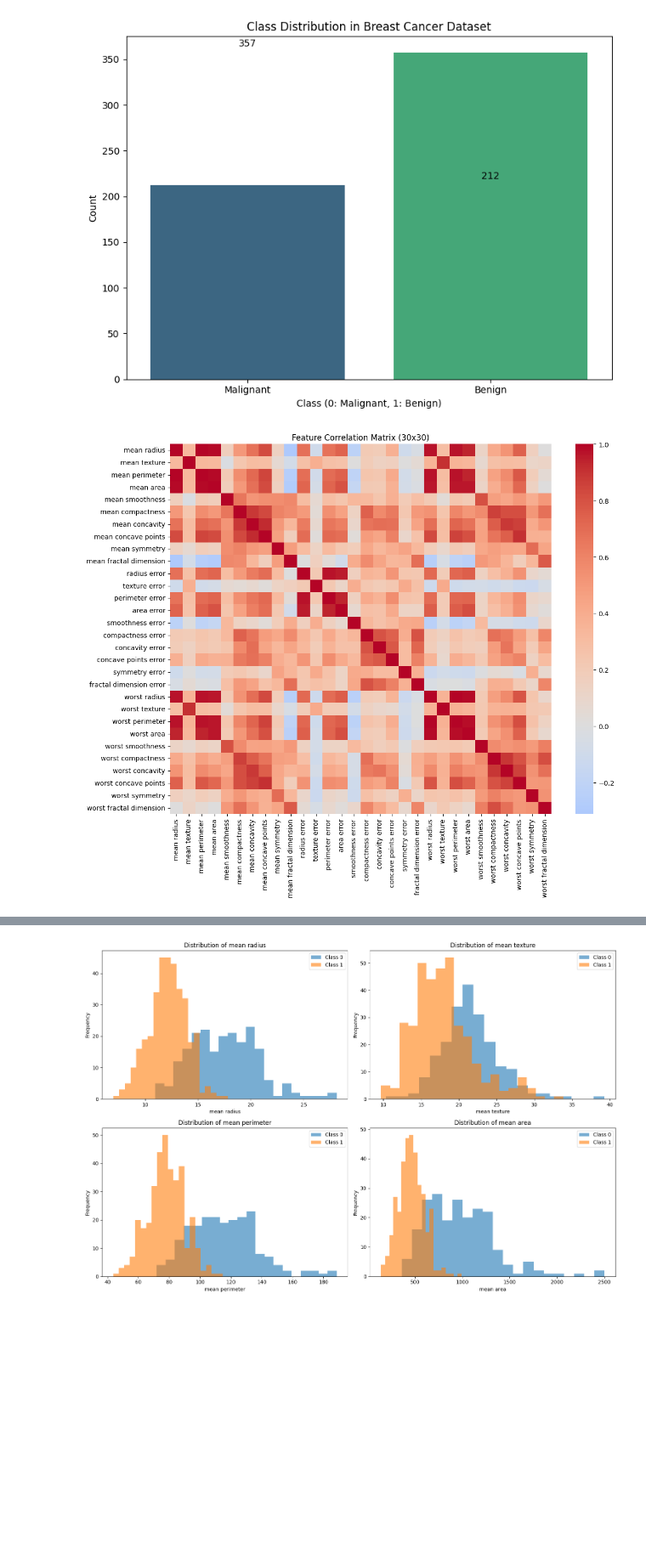
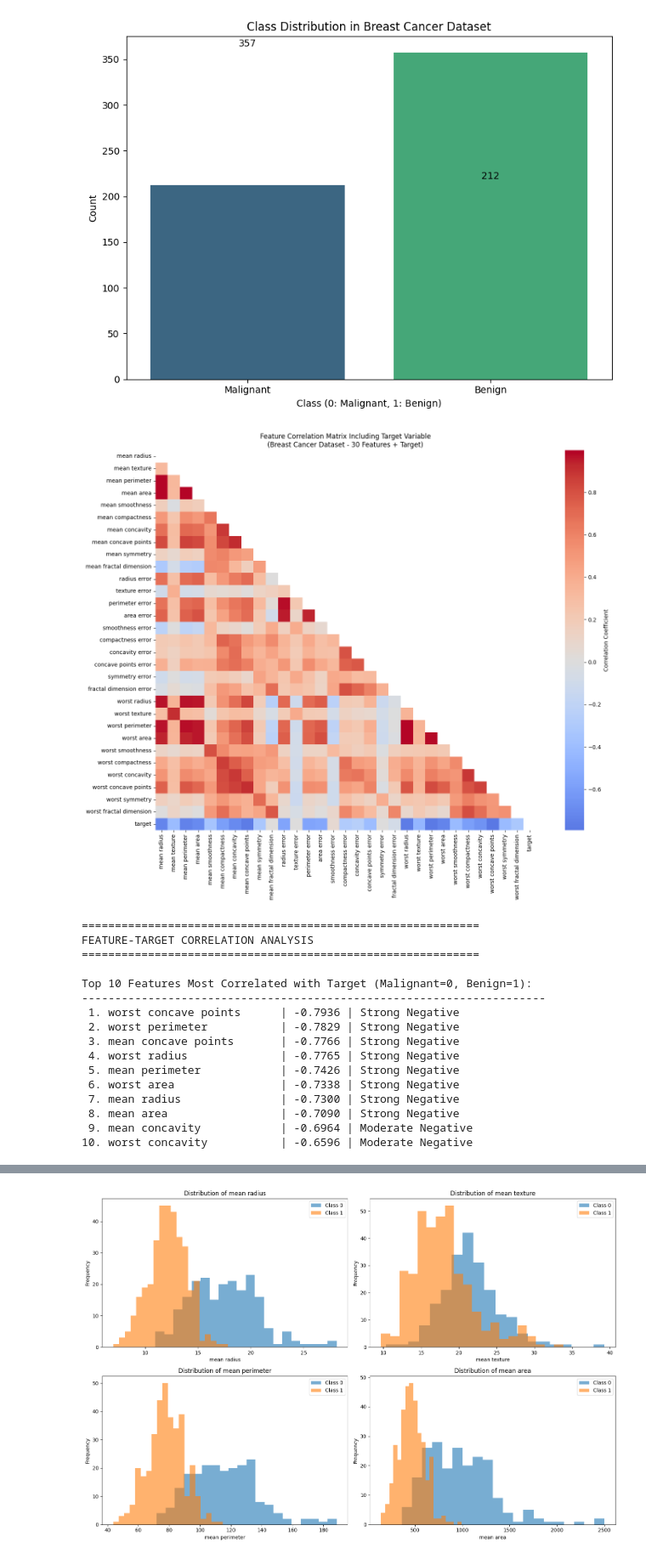
Before and after one commit to ParthhMahajann/breast-cancer-class-imblancing, a Jupyter notebook: notebooks/01-data-exploration.ipynb, the cells around one changed output, grey strips where cells are left out. Shown at 85% size. Saved outputs shown, nothing was run; the diff lists cells and outputs as text; code cells hidden in the pictures; blank space fills up the shorter version.

Commit message:
data processed and baseline-model created

```diff
--- a/notebooks/01-data-exploration.ipynb
+++ b/notebooks/01-data-exploration.ipynb
@@ -118,13 +123,75 @@ plt.show()
 # %% [output]
 [figure]
 # %%
-# Cell 7: Feature correlation analysis
-plt.figure(figsize=(12, 10))
-correlation_matrix = df.drop('target', axis=1).corr()
-sns.heatmap(correlation_matrix, annot=False, cmap='coolwarm', center=0)
-plt.title('Feature Correlation Matrix (30x30)')
+# Cell 7: Enhanced Feature Correlation Analysis (including target)
+plt.figure(figsize=(16, 12))
+
+# Create correlation matrix INCLUDING target variable
+correlation_matrix = df.corr()  # Now includes all features + target
+
+# Create mask for better visualization (optional - hides upper triangle)
+mask = np.triu(np.ones_like(correlation_matrix, dtype=bool))
+
+# Plot enhanced correlation matrix
+sns.heatmap(correlation_matrix,
+            annot=False,  # Set to True if you want values shown
+            cmap='coolwarm',
+            center=0,
+            mask=mask,  # Optional: only show lower triangle
+            square=True,
+            cbar_kws={'label': 'Correlation Coefficient'})
+
+plt.title('Feature Correlation Matrix Including Target Variable\n(Breast Cancer Dataset - 30 Features + Target)')
 plt.tight_layout()
-plt.savefig('../../reports/figures/correlation_matrix.png', dpi=300, bbox_inches='tight')
+os.makedirs('../reports/figures', exist_ok=True)
+plt.savefig('../reports/figures/correlation_matrix_with_target.png', dpi=300, bbox_inches='tight')
 plt.show()
+
+# Additional Analysis: Feature-Target Correlation Ranking
+print("\n" + "="*60)
+print("FEATURE-TARGET CORRELATION ANALYSIS")
+print("="*60)
+
+# Calculate correlations with target and sort by absolute value
+target_correlations = df.corr()['target'].drop('target').sort_values(key=abs, ascending=False)
+
+print("\nTop 10 Features Most Correlated with Target (Malignant=0, Benign=1):")
+print("-" * 70)
+for i, (feature, corr) in enumerate(target_correlations.head(10).items(), 1):
+    correlation_strength = "Strong" if abs(corr) > 0.7 else "Moderate" if abs(corr) > 0.5 else "Weak"
+    direction = "Positive" if corr > 0 else "Negative"
+    print(f"{i:2d}. {feature:<25} | {corr:+.4f} | {correlation_strength} {direction}")
+
+# Separate visualization for target correlations
+plt.figure(figsize=(12, 8))
+target_corr_df = target_correlations.head(15).to_frame().T  # Top 15 as DataFrame
+sns.heatmap(target_corr_df,
+            annot=True,
+            cmap='RdBu_r',  # Red-Blue colormap (Red=negative, Blue=positive)
+            center=0,
+            cbar_kws={'label': 'Correlation with Target'})
+plt.title('Top 15 Feature Correlations with Target Variable\n(Positive = Associated with Benign, Negative = Associated with Malignant)')
+plt.xlabel('Features')
+plt.ylabel('Target Correlation')
+plt.xticks(rotation=45, ha='right')
+plt.tight_layout()
+plt.savefig('../reports/figures/target_correlation_ranking.png', dpi=300, bbox_inches='tight')
+plt.show()
 # %% [output]
-[figure, old version]
+[figure, new version]
+============================================================
+FEATURE-TARGET CORRELATION ANALYSIS
+============================================================
+
+Top 10 Features Most Correlated with Target (Malignant=0, Benign=1):
+----------------------------------------------------------------------
+ 1. worst concave points      | -0.7936 | Strong Negative
+ 2. worst perimeter           | -0.7829 | Strong Negative
+ 3. mean concave points       | -0.7766 | Strong Negative
+ 4. worst radius              | -0.7765 | Strong Negative
+ 5. mean perimeter            | -0.7426 | Strong Negative
+ 6. worst area                | -0.7338 | Strong Negative
+ 7. mean radius               | -0.7300 | Strong Negative
+ 8. mean area                 | -0.7090 | Strong Negative
+ 9. mean concavity            | -0.6964 | Moderate Negative
+10. worst concavity           | -0.6596 | Moderate Negative
```
Also changed, not shown: parts of 5 cells of this notebook, 10 other files.
